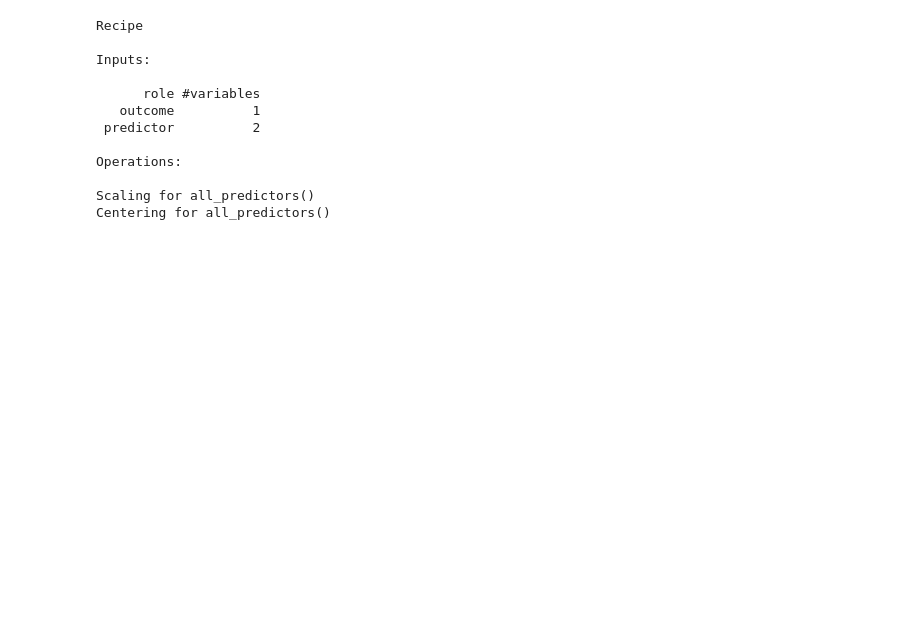
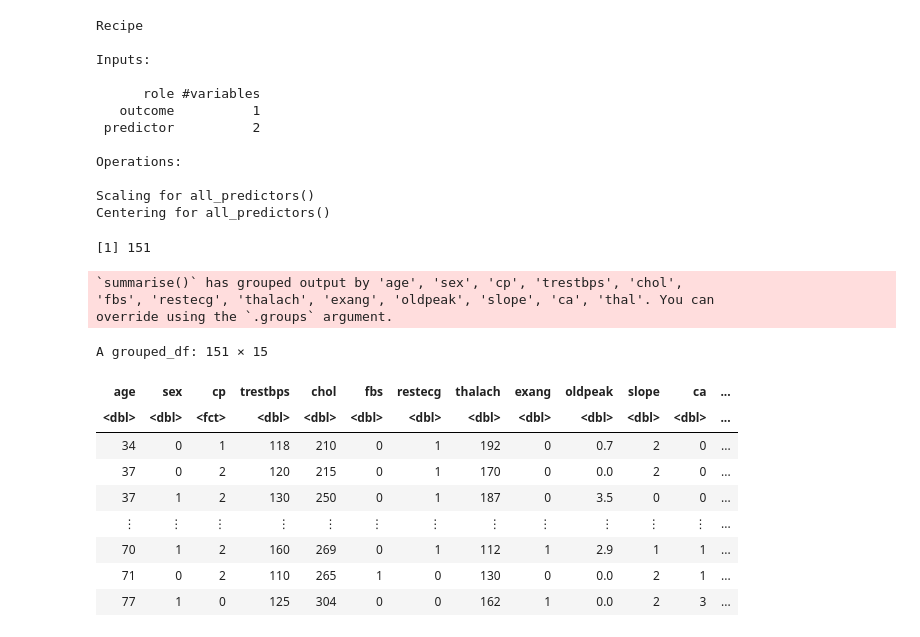
Before and after one commit to Chr1zz-D/dsci-100-demo, a Jupyter notebook: groupproposal data.ipynb, the cells around one changed output. Saved outputs shown, nothing was run; the diff lists cells and outputs as text; code cells hidden in the pictures; blank space fills up the shorter version.

```diff
--- a/groupproposal data.ipynb
+++ b/groupproposal data.ipynb
@@ -101,3 +101,27 @@ Operations:
 
 Scaling for all_predictors()
 Centering for all_predictors()
+# %%
+number_of_rows <- nrow(heart_disease_train)
+number_of_rows
+# %% [output]
+[1] 151
+# %%
+counts <-heart_disease_train |>
+group_by (age,sex,cp,trestbps,chol,fbs,restecg,thalach,exang,oldpeak,slope,ca,thal,target) |>
+summarise(count=n())
+counts
+# %% [output]
+`summarise()` has grouped output by 'age', 'sex', 'cp', 'trestbps', 'chol',
+'fbs', 'restecg', 'thalach', 'exang', 'oldpeak', 'slope', 'ca', 'thal'. You can
+override using the `.groups` argument.
+A grouped_df: 151 × 15
+| age | sex | cp | trestbps | chol | fbs | restecg | thalach | exang | oldpeak | slope | ca | ... |
+| <dbl> | <dbl> | <fct> | <dbl> | <dbl> | <dbl> | <dbl> | <dbl> | <dbl> | <dbl> | <dbl> | <dbl> | ... |
+| 34 | 0 | 1 | 118 | 210 | 0 | 1 | 192 | 0 | 0.7 | 2 | 0 | ... |
+| 37 | 0 | 2 | 120 | 215 | 0 | 1 | 170 | 0 | 0.0 | 2 | 0 | ... |
+| 37 | 1 | 2 | 130 | 250 | 0 | 1 | 187 | 0 | 3.5 | 0 | 0 | ... |
+| ⋮ | ⋮ | ⋮ | ⋮ | ⋮ | ⋮ | ⋮ | ⋮ | ⋮ | ⋮ | ⋮ | ⋮ | ... |
+| 70 | 1 | 2 | 160 | 269 | 0 | 1 | 112 | 1 | 2.9 | 1 | 1 | ... |
+| 71 | 0 | 2 | 110 | 265 | 1 | 0 | 130 | 0 | 0.0 | 2 | 1 | ... |
+| 77 | 1 | 0 | 125 | 304 | 0 | 0 | 162 | 1 | 0.0 | 2 | 3 | ... |
```
Also changed, not shown: parts of 2 cells of this notebook.
